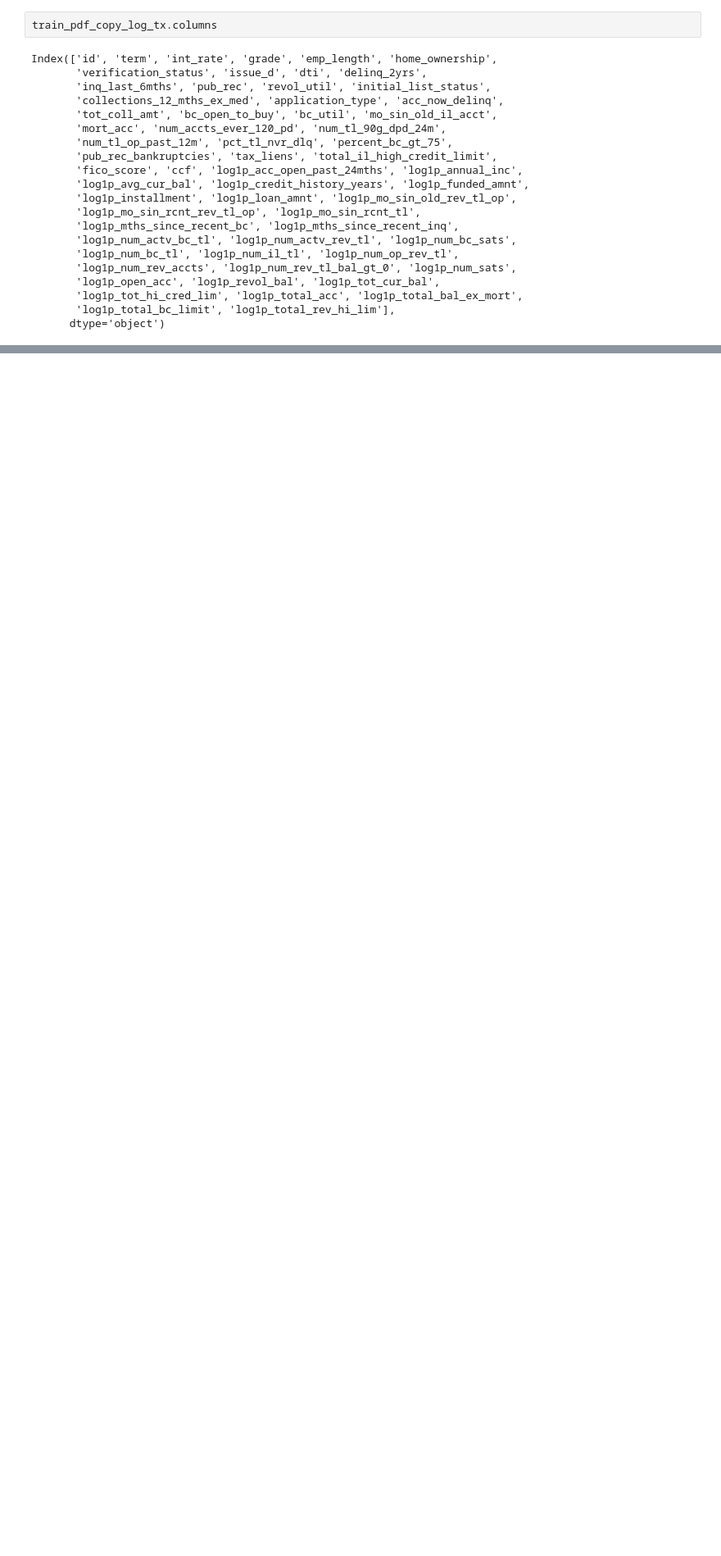
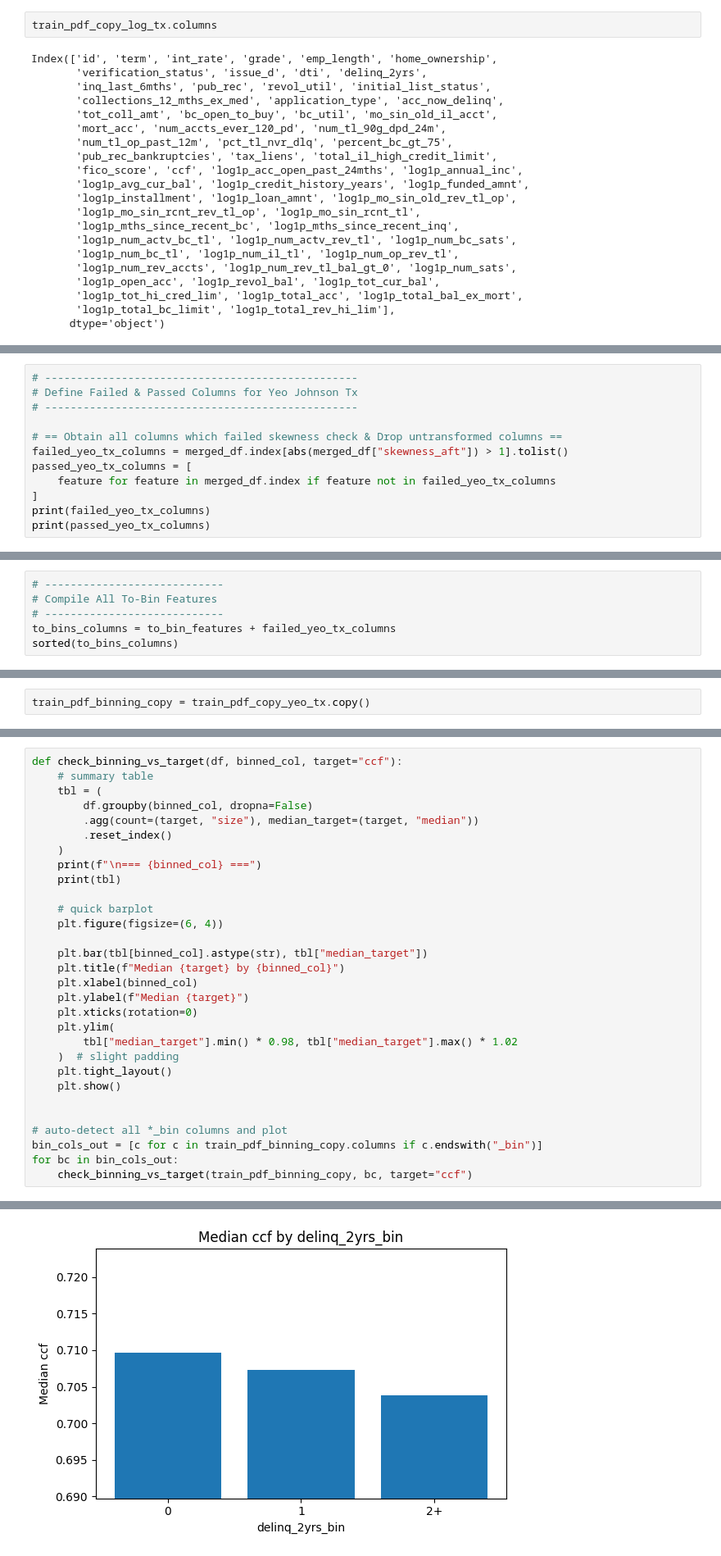
Before and after one commit to luuuneytunes12/Credit-Risk-Modeling-PySpark, a Jupyter notebook: notebooks/05a_ead_modeling.ipynb, the cells around one changed output, grey strips where cells are left out. Shown at 82% size. Drawn from its saved outputs; the diff is of its cells as text; blank space fills up the shorter version.

```diff
--- a/notebooks/05a_ead_modeling.ipynb
+++ b/notebooks/05a_ead_modeling.ipynb
@@ -1290,0 +1496,12 @@ Index(['id', 'term', 'int_rate', 'grade', 'emp_length', 'home_ownership',
+# %%
+# -------------------------------------------------
+# Define Failed & Passed Columns for Yeo Johnson Tx
+# -------------------------------------------------
+
+# == Obtain all columns which failed skewness check & Drop untransformed columns ==
+failed_yeo_tx_columns = merged_df.index[abs(merged_df["skewness_aft"]) > 1].tolist()
+passed_yeo_tx_columns = [
+    feature for feature in merged_df.index if feature not in failed_yeo_tx_columns
+]
+print(failed_yeo_tx_columns)
+print(passed_yeo_tx_columns)
@@ -1290,0 +1553,6 @@ Index(['id', 'term', 'int_rate', 'grade', 'emp_length', 'home_ownership',
+# %%
+# ----------------------------
+# Compile All To-Bin Features
+# ----------------------------
+to_bins_columns = to_bin_features + failed_yeo_tx_columns
+sorted(to_bins_columns)
@@ -1290,0 +1597,2 @@ Index(['id', 'term', 'int_rate', 'grade', 'emp_length', 'home_ownership',
+# %%
+train_pdf_binning_copy = train_pdf_copy_yeo_tx.copy()
@@ -1290,0 +1721,31 @@ Index(['id', 'term', 'int_rate', 'grade', 'emp_length', 'home_ownership',
+# %%
+def check_binning_vs_target(df, binned_col, target="ccf"):
+    # summary table
+    tbl = (
+        df.groupby(binned_col, dropna=False)
+        .agg(count=(target, "size"), median_target=(target, "median"))
+        .reset_index()
+    )
+    print(f"\n=== {binned_col} ===")
+    print(tbl)
+
+    # quick barplot
+    plt.figure(figsize=(6, 4))
+
+    plt.bar(tbl[binned_col].astype(str), tbl["median_target"])
+    plt.title(f"Median {target} by {binned_col}")
+    plt.xlabel(binned_col)
+    plt.ylabel(f"Median {target}")
+    plt.xticks(rotation=0)
+    plt.ylim(
+        tbl["median_target"].min() * 0.98, tbl["median_target"].max() * 1.02
+    )  # slight padding
+    plt.tight_layout()
+    plt.show()
+
+
+# auto-detect all *_bin columns and plot
+bin_cols_out = [c for c in train_pdf_binning_copy.columns if c.endswith("_bin")]
+for bc in bin_cols_out:
+    check_binning_vs_target(train_pdf_binning_copy, bc, target="ccf")
+# %% [output]
@@ -1290,0 +1757 @@ Index(['id', 'term', 'int_rate', 'grade', 'emp_length', 'home_ownership',
+[figure, added]
```
Also changed, not shown: parts of 40 cells of this notebook, 3 other files.
